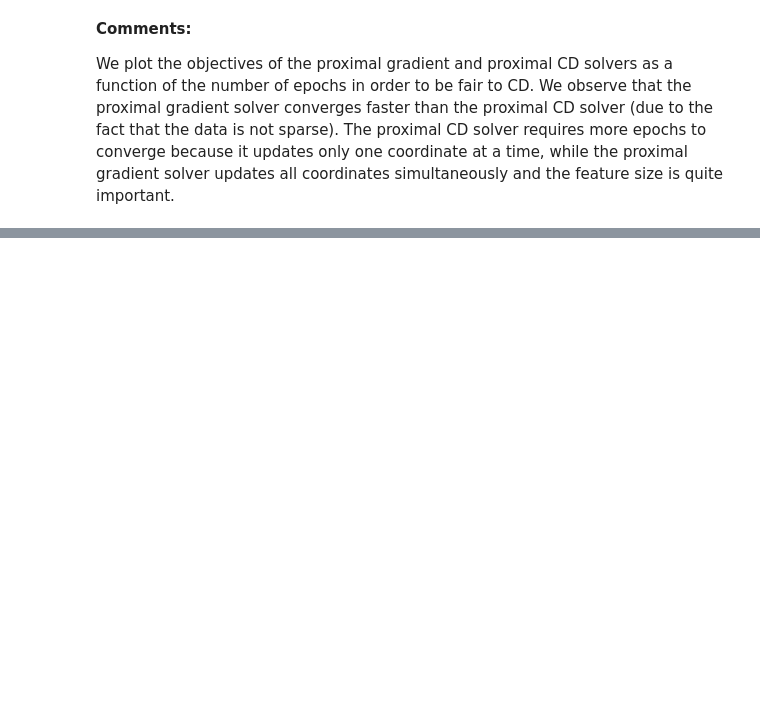
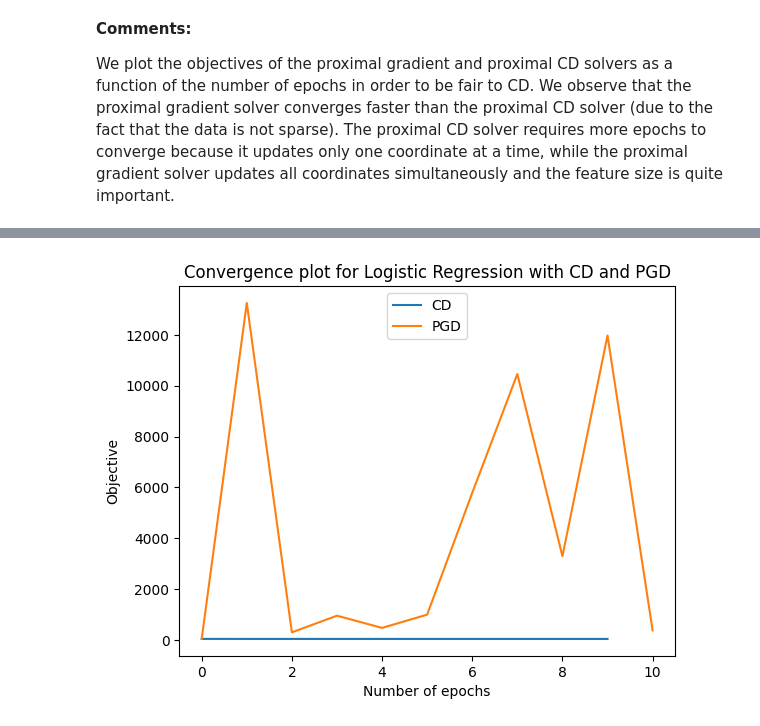
Before and after one commit to BryanBradfo/optimisation-algorithms, a Jupyter notebook: lab3_chen_bryan_and_devilder_alice.ipynb, the cells around one changed output, grey strips where cells are left out. Cells and saved outputs as stored; diff of their text form; code cells hidden in the pictures; blank space fills up the shorter version.

```diff
--- a/lab3_chen_bryan_and_devilder_alice.ipynb
+++ b/lab3_chen_bryan_and_devilder_alice.ipynb
@@ -616,0 +620,8 @@ We plot the objectives of the proximal gradient and proximal CD solvers as a fun
+# %%
+def loss_logreg(X, y, w):
+    """Logistic loss"""
+    return np.log(1. + np.exp(-y * X.dot(w))).sum()
+
+def grad_logreg(X, y, w):
+    """Logistic gradient"""
+    return -(y * X.T * sigmoid(-y * X.dot(w))).sum(axis=1)
@@ -616,0 +668,6 @@ We plot the objectives of the proximal gradient and proximal CD solvers as a fun
+# %%
+n_epochs = 10
+
+w_pgd_logreg, obj_pgd_logreg, err_pgd_logreg = PGD_lasso_logreg(np.zeros(n_features), lmbd=lambd, n_iter=n_epochs*n_features, verbose=True)
+
+w_cd_logreg, all_objs_cd_logreg = cd_logreg(X, y, lambd, n_iter=n_epochs)
@@ -616,0 +692,10 @@ We plot the objectives of the proximal gradient and proximal CD solvers as a fun
+# %%
+plt.plot(all_objs_cd_logreg, label='CD')
+plt.plot(obj_pgd_logreg[: :n_features], label='PGD')
+plt.xlabel('Number of epochs')
+plt.ylabel('Objective')
+plt.title('Convergence plot for Logistic Regression with CD and PGD')
+plt.legend()
+plt.show()
+# %% [output]
+[figure, added]
```
Also changed, not shown: parts of 5 cells of this notebook.
